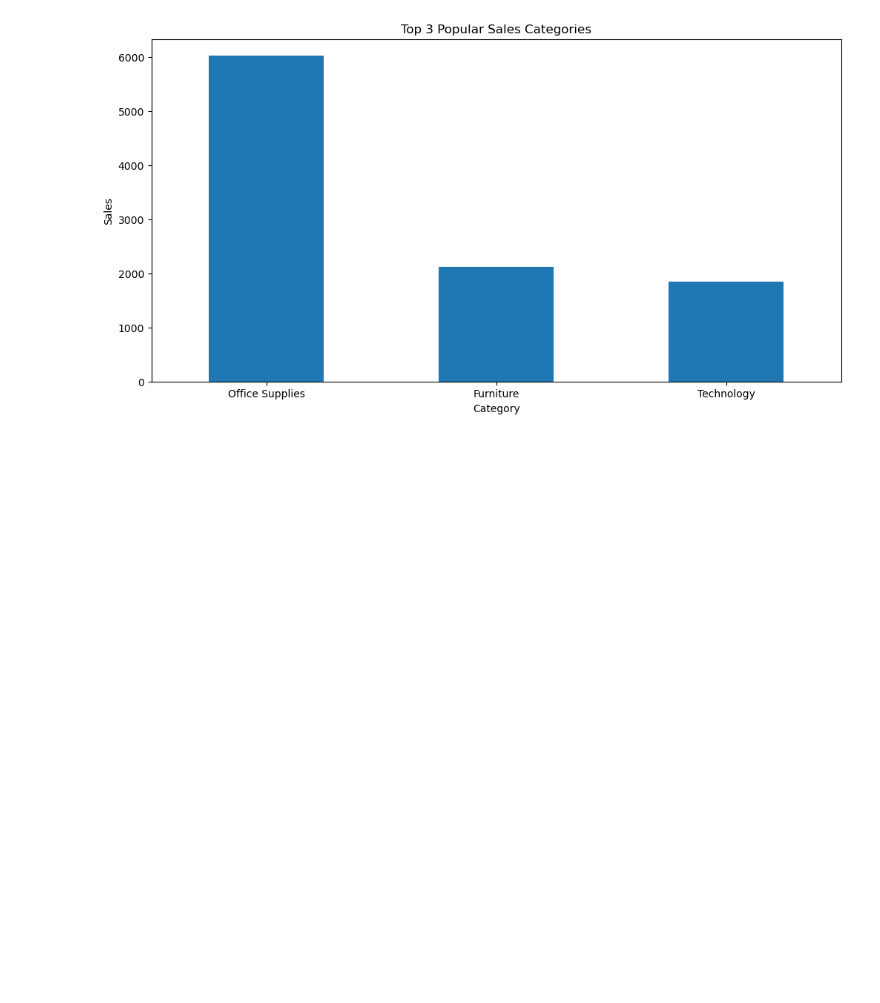
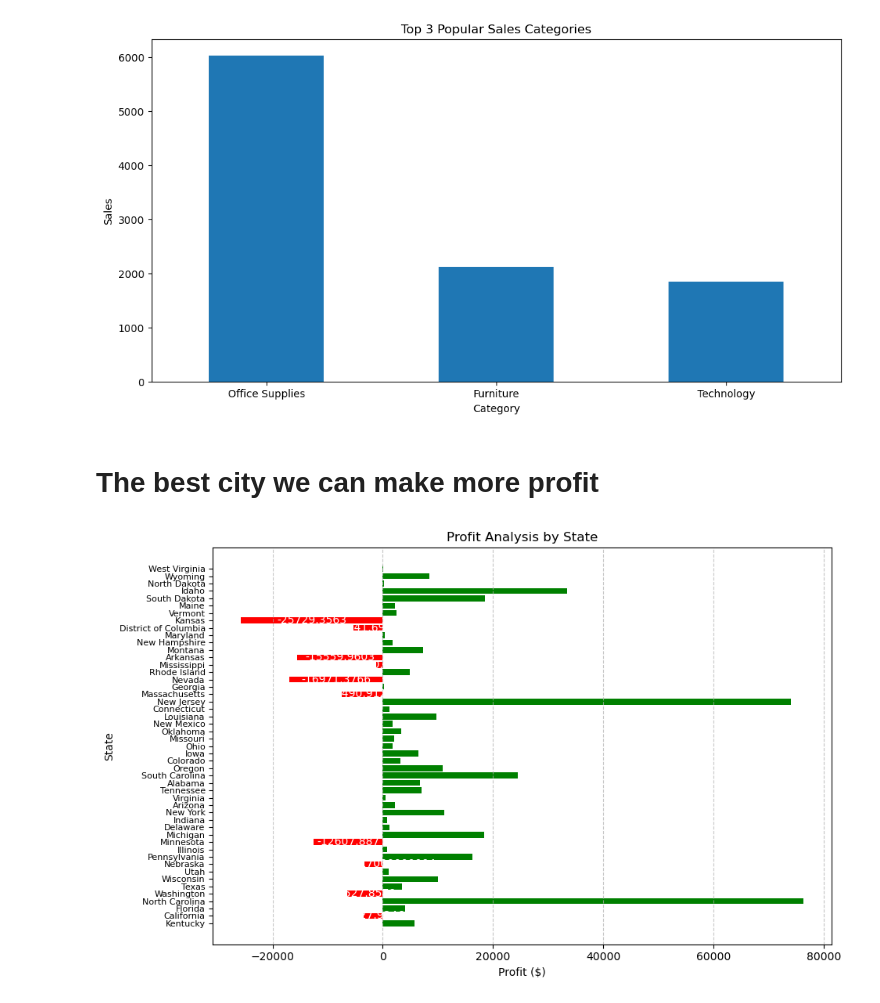
Before and after one commit to Anwaribra/Sample-Superstore, a Jupyter notebook: Superstore Report .ipynb, the cells around one changed output. Drawn from its saved outputs; the diff is of its cells as text; code cells hidden in the pictures; blank space fills up the shorter version.

```diff
--- a/Superstore Report .ipynb
+++ b/Superstore Report .ipynb
@@ -176,3 +174,25 @@ plt.xticks(rotation=0)
 plt.show()
 # %% [output]
 [figure]
+# %% [markdown]
+# The best city we can make more profit
+# %%
+states = df['State'].unique()
+profits = df.groupby('State')['Profit'].sum()
+
+plt.figure(figsize=(10, 6))
+bars = plt.barh(states, profits, color=['red' if profit < 0 else 'green' for profit in profits])
+plt.xlabel('Profit ($)')
+plt.ylabel('State')
+plt.title('Profit Analysis by State')
+plt.grid(axis='x', linestyle='--', alpha=0.7)  # Add gridlines for better visualization
+plt.tight_layout()  # Adjust layout to prevent clipping of labels
+plt.yticks(rotation=0, fontsize=8)
+# Add labels for negative profits
+for bar, profit in zip(bars, profits):
+    if profit < 0:
+        plt.text(bar.get_width() * 0.5, bar.get_y() + bar.get_height() * 0.5, str(profit), ha='center', va='center', color='white')
+
+plt.show()
+# %% [output]
+[figure, added]
```
Also changed, not shown: parts of 1 cell of this notebook.
